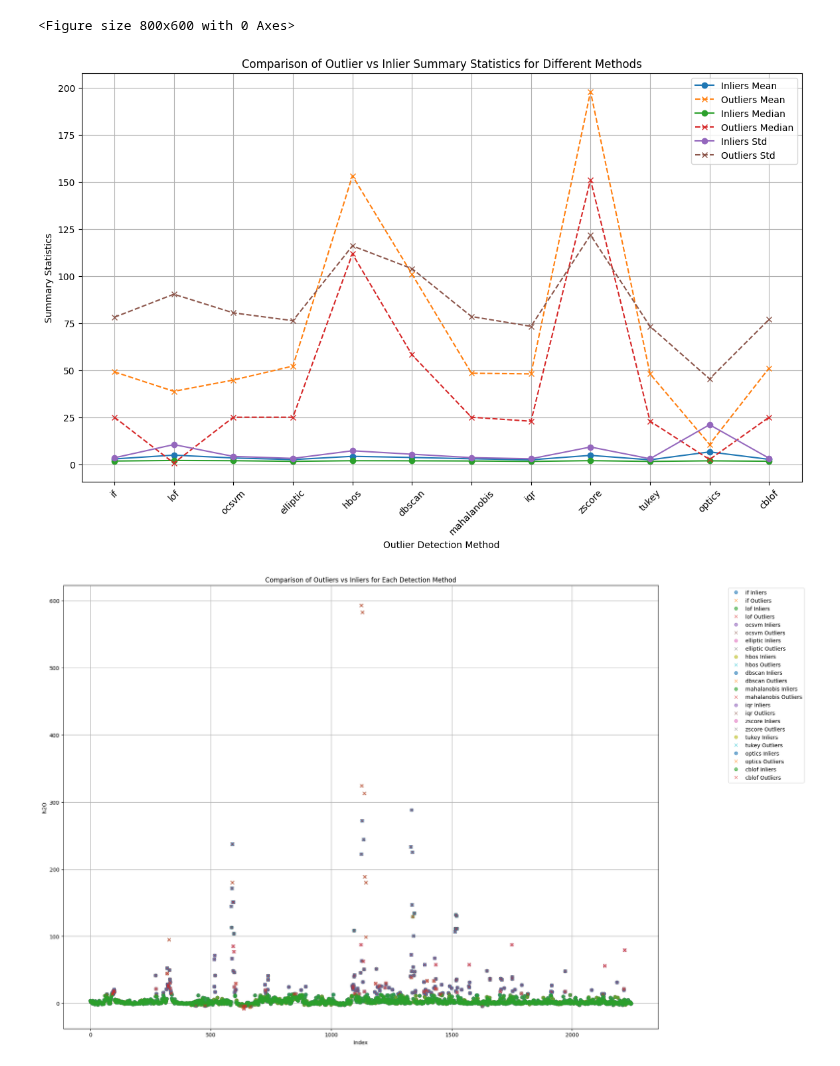
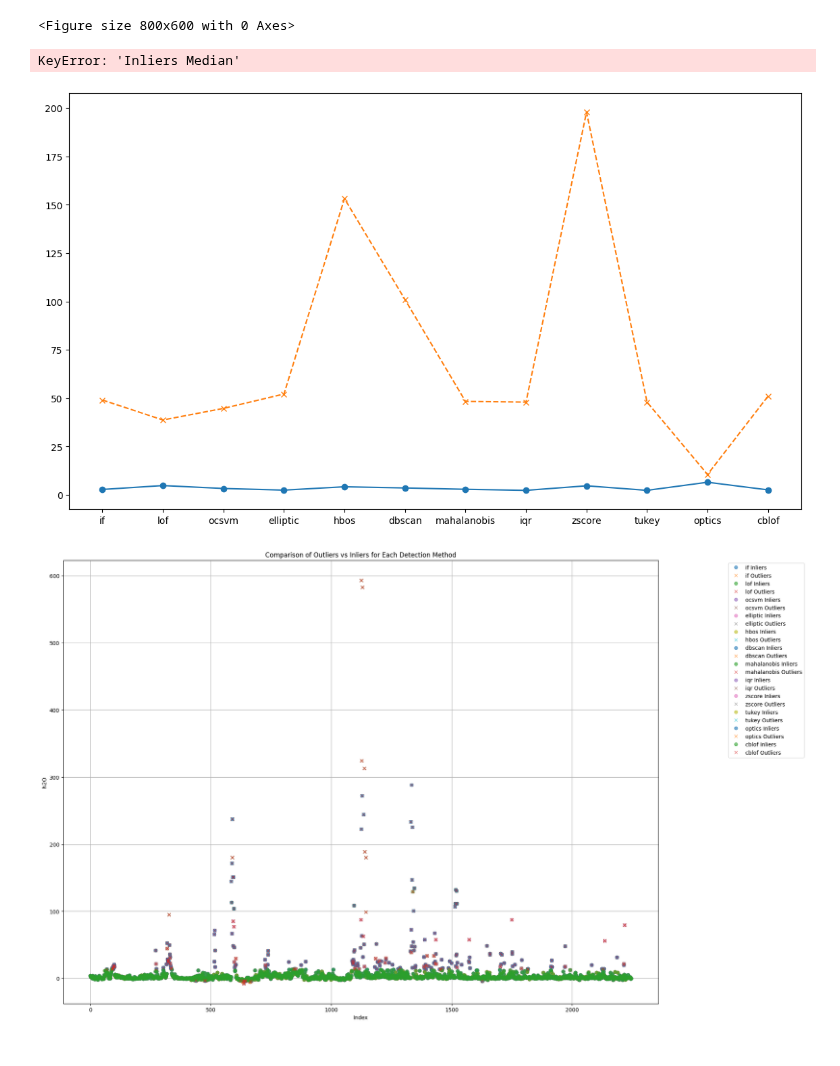
Before and after one commit to roniwahyu/outlier-detection2024, a Jupyter notebook: 01.Dataset-Rofiqul/Ujicoba3-29052024/09_05_1_N2O_Agriculture_OutliersDetection_2.ipynb, the cells around one changed output. Drawn from its saved outputs; the diff is of its cells as text; code cells hidden in the pictures.

```diff
--- a/01.Dataset-Rofiqul/Ujicoba3-29052024/09_05_1_N2O_Agriculture_OutliersDetection_2.ipynb
+++ b/01.Dataset-Rofiqul/Ujicoba3-29052024/09_05_1_N2O_Agriculture_OutliersDetection_2.ipynb
@@ -505,37 +557,38 @@ KeyError: 'majority_voting'
 # %%
 # Create summary statistics
 summary_stats = []
 for name, _ in models:
     inliers = data.loc[data[f'{name}_outlier'] == 1, 'N2O']
     outliers = data.loc[data[f'{name}_outlier'] == -1, 'N2O']
 
     summary_stats.append({
         'Method': name,
         'Inliers Mean': inliers.mean(),
-        'Inliers Median': inliers.median(),
-        'Inliers Std': inliers.std(),
+        # 'Inliers Median': inliers.median(),
+        # 'Inliers Std': inliers.std(),
         'Outliers Mean': outliers.mean(),
-        'Outliers Median': outliers.median(),
-        'Outliers Std': outliers.std()
+        # 'Outliers Median': outliers.median(),
+        # 'Outliers Std': outliers.std()
     })
 
 summary_df = pd.DataFrame(summary_stats)
 
 # Plotting
 plt.figure(figsize=(14, 8))
 for stat in ['Mean', 'Median', 'Std']:
     plt.plot(summary_df['Method'], summary_df[f'Inliers {stat}'], marker='o', label=f'Inliers {stat}')
     plt.plot(summary_df['Method'], summary_df[f'Outliers {stat}'], marker='x', linestyle='--', label=f'Outliers {stat}')
 
 plt.xlabel('Outlier Detection Method')
 plt.ylabel('Summary Statistics')
 plt.title('Comparison of Outlier vs Inlier Summary Statistics for Different Methods')
 plt.legend(loc='best')
 plt.xticks(rotation=45)
 plt.grid(True)
 plt.show()
 # %% [output]
+KeyError: 'Inliers Median'
-[figure, old version]
+[figure, new version]
 # %%
 # Plotting the comparison of outliers vs inliers for each method
 plt.figure(figsize=(20, 15))
```
Also changed, not shown: parts of 2 cells of this notebook, 1 other file.
